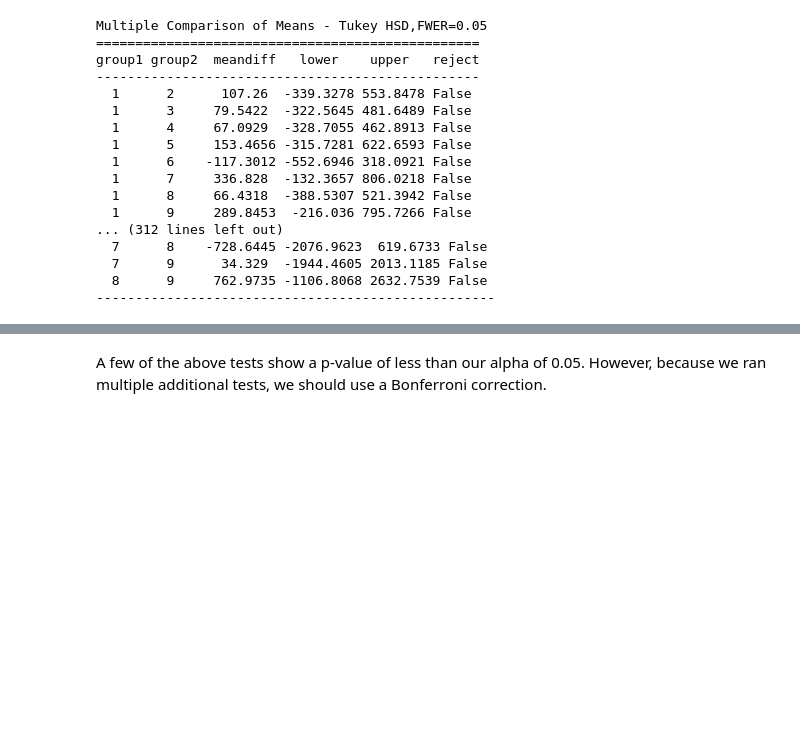
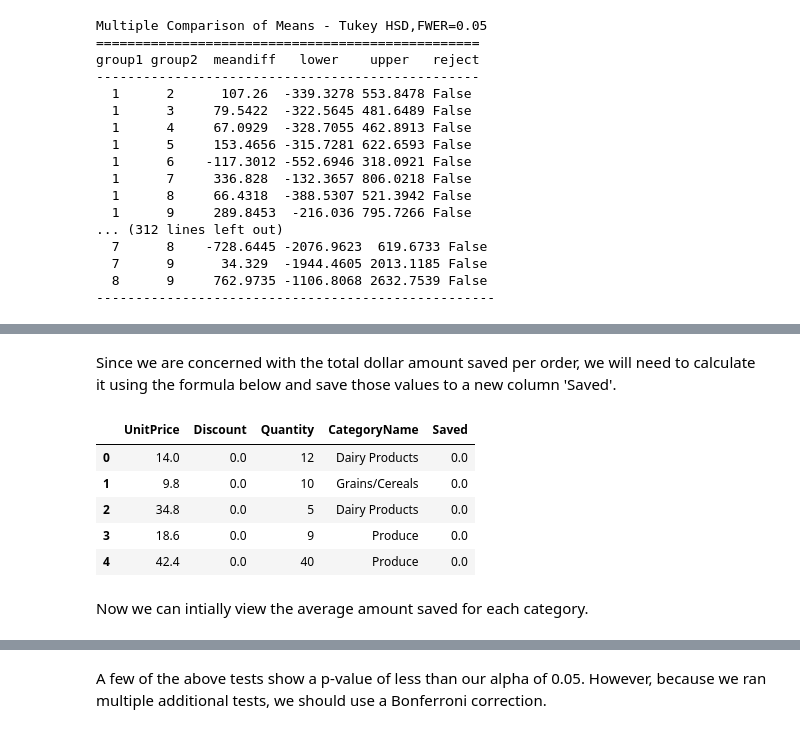
Before and after one commit to matthewsparr/Northwind-Database-Hypothesis-Testing, a Jupyter notebook: project.ipynb, the cells around one changed output, grey strips where cells are left out. Cells and saved outputs as stored; diff of their text form; code cells hidden in the pictures; blank space fills up the shorter version.

```diff
--- a/project.ipynb
+++ b/project.ipynb
@@ -484,0 +513,14 @@ group1 group2  meandiff   lower    upper   reject
+# %%
+q6_data = pd.merge(order_details,
+                  products,
+                  left_on='ProductId',
+                  right_on='Id',
+                  how='left')
+q6_data = pd.merge(q6_data,
+                  categories,
+                  left_on='CategoryId',
+                  right_on='Id',
+                  how='left')
+q6_data = q6_data.rename(index=str, columns={"UnitPrice_x": "UnitPrice"})
+q6_data = q6_data[['UnitPrice', 'Discount', 'Quantity', 'CategoryName']]
+q6_data.head()
@@ -484,0 +534,14 @@ group1 group2  meandiff   lower    upper   reject
+# %% [markdown]
+Since we are concerned with the total dollar amount saved per order, we will need to calculate it using the formula below and save those values to a new column 'Saved'.
+# %%
+q6_data['Saved'] = q6_data['UnitPrice']*(q6_data['Discount'])*q6_data['Quantity']
+q6_data.head()
+# %% [output]
+|  | UnitPrice | Discount | Quantity | CategoryName | Saved |
+| 0 | 14.0 | 0.0 | 12 | Dairy Products | 0.0 |
+| 1 | 9.8 | 0.0 | 10 | Grains/Cereals | 0.0 |
+| 2 | 34.8 | 0.0 | 5 | Dairy Products | 0.0 |
+| 3 | 18.6 | 0.0 | 9 | Produce | 0.0 |
+| 4 | 42.4 | 0.0 | 40 | Produce | 0.0 |
+# %% [markdown]
+Now we can intially view the average amount saved for each category.
```
Also changed, not shown: parts of 115 cells of this notebook.
